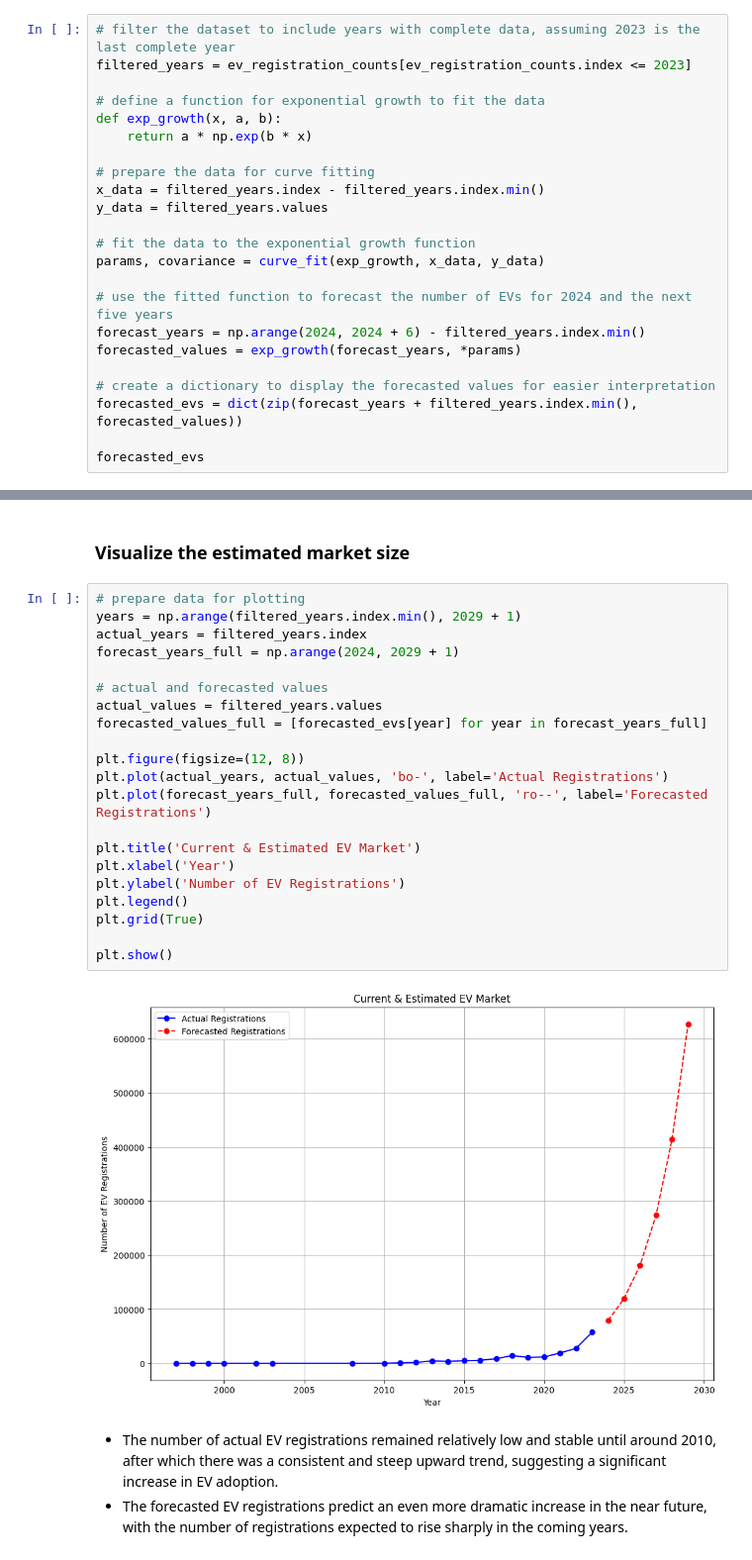
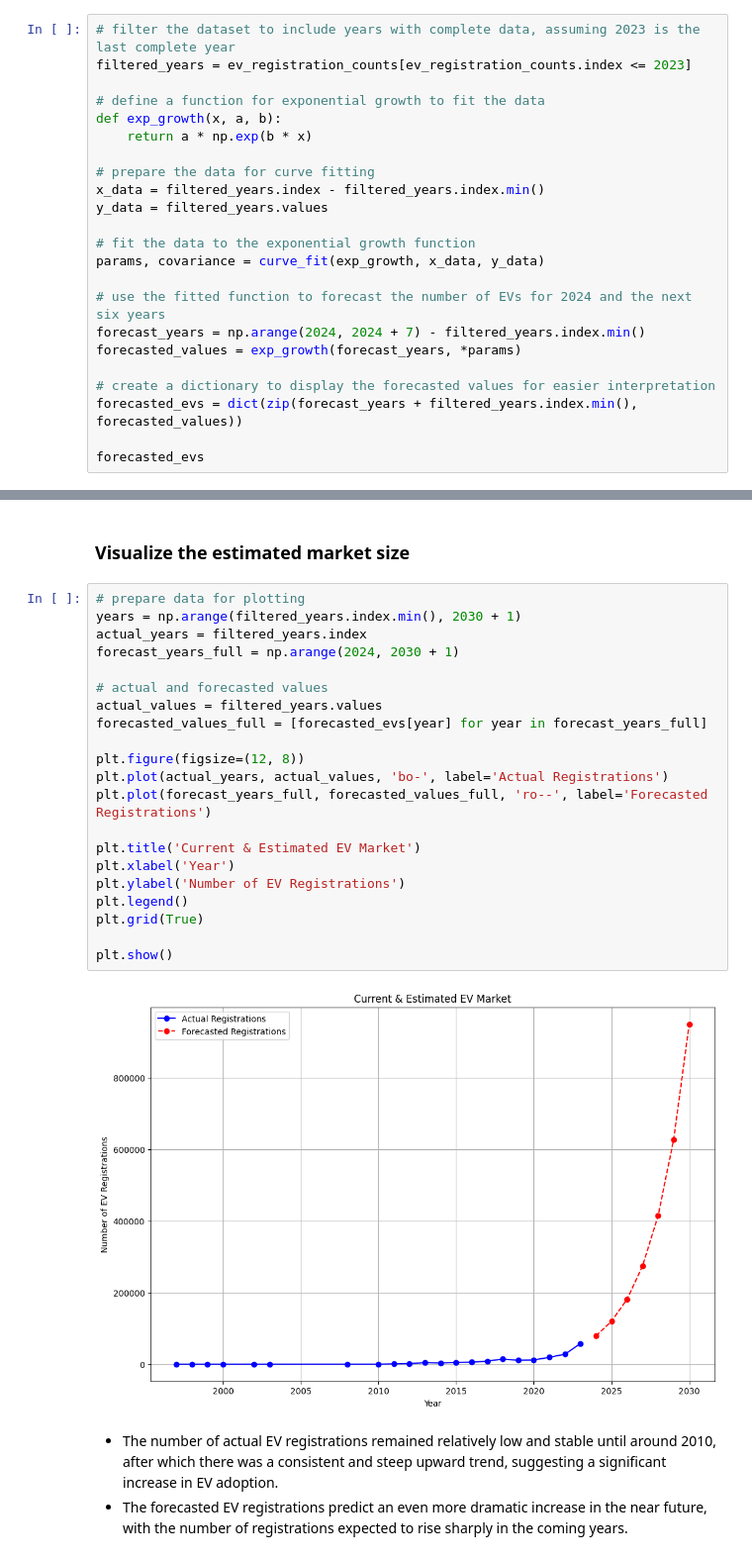
Before and after one commit to jeongseoho/ev-market, a Jupyter notebook: evmarket.ipynb, the cells around one changed output, grey strips where cells are left out. Shown at 99% size. Drawn from its saved outputs; the diff is of its cells as text.

```diff
--- a/evmarket.ipynb
+++ b/evmarket.ipynb
@@ -311,8 +311,8 @@ y_data = filtered_years.values
 # fit the data to the exponential growth function
 params, covariance = curve_fit(exp_growth, x_data, y_data)
 
-# use the fitted function to forecast the number of EVs for 2024 and the next five years
-forecast_years = np.arange(2024, 2024 + 6) - filtered_years.index.min()
+# use the fitted function to forecast the number of EVs for 2024 and the next six years
+forecast_years = np.arange(2024, 2024 + 7) - filtered_years.index.min()
 forecasted_values = exp_growth(forecast_years, *params)
 
 # create a dictionary to display the forecasted values for easier interpretation
@@ -330,27 +331,27 @@ forecasted_evs
 ### Visualize the estimated market size
 # %%
 # prepare data for plotting
-years = np.arange(filtered_years.index.min(), 2029 + 1)
+years = np.arange(filtered_years.index.min(), 2030 + 1)
 actual_years = filtered_years.index
-forecast_years_full = np.arange(2024, 2029 + 1)
+forecast_years_full = np.arange(2024, 2030 + 1)
 
 # actual and forecasted values
 actual_values = filtered_years.values
 forecasted_values_full = [forecasted_evs[year] for year in forecast_years_full]
 
 plt.figure(figsize=(12, 8))
 plt.plot(actual_years, actual_values, 'bo-', label='Actual Registrations')
 plt.plot(forecast_years_full, forecasted_values_full, 'ro--', label='Forecasted Registrations')
 
 plt.title('Current & Estimated EV Market')
 plt.xlabel('Year')
 plt.ylabel('Number of EV Registrations')
 plt.legend()
 plt.grid(True)
 
 plt.show()
 # %% [output]
-[figure, old version]
+[figure, new version]
 # %% [markdown]
 * The number of actual EV registrations remained relatively low and stable until around 2010, after which there was a consistent and steep upward trend, suggesting a significant increase in EV adoption.
 * The forecasted EV registrations predict an even more dramatic increase in the near future, with the number of registrations expected to rise sharply in the coming years.
```
Also changed, not shown: parts of 2 cells of this notebook.
